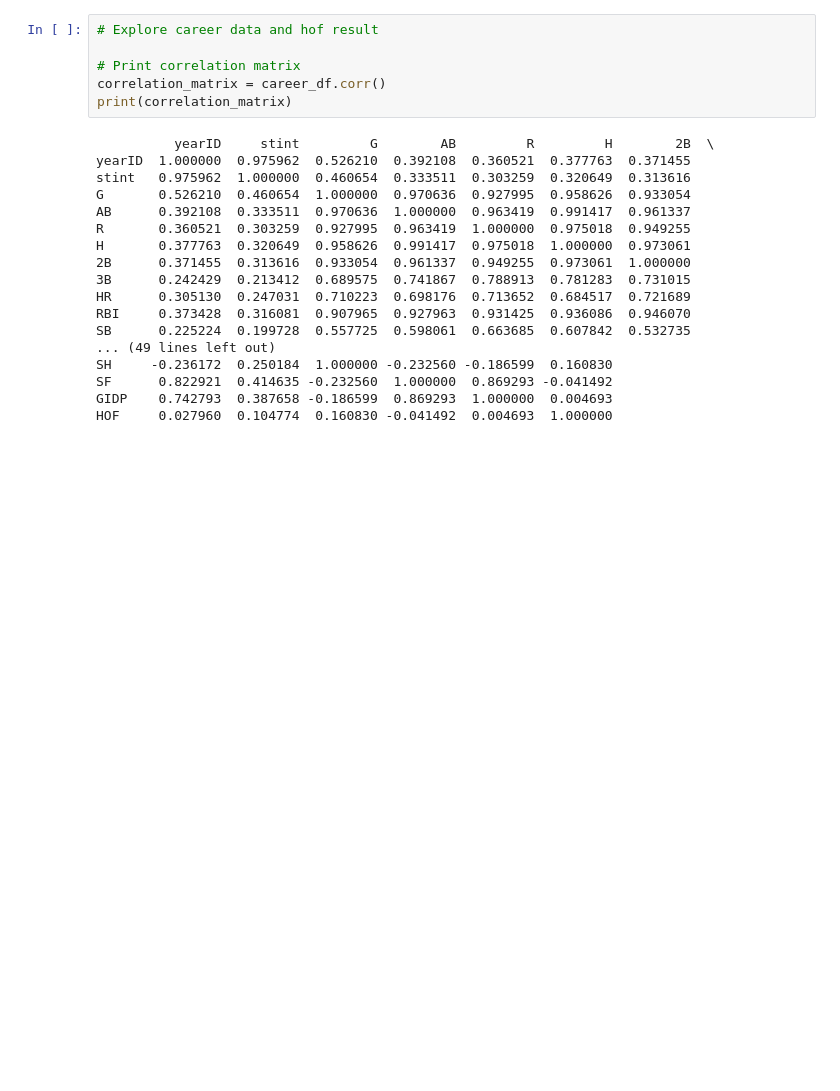
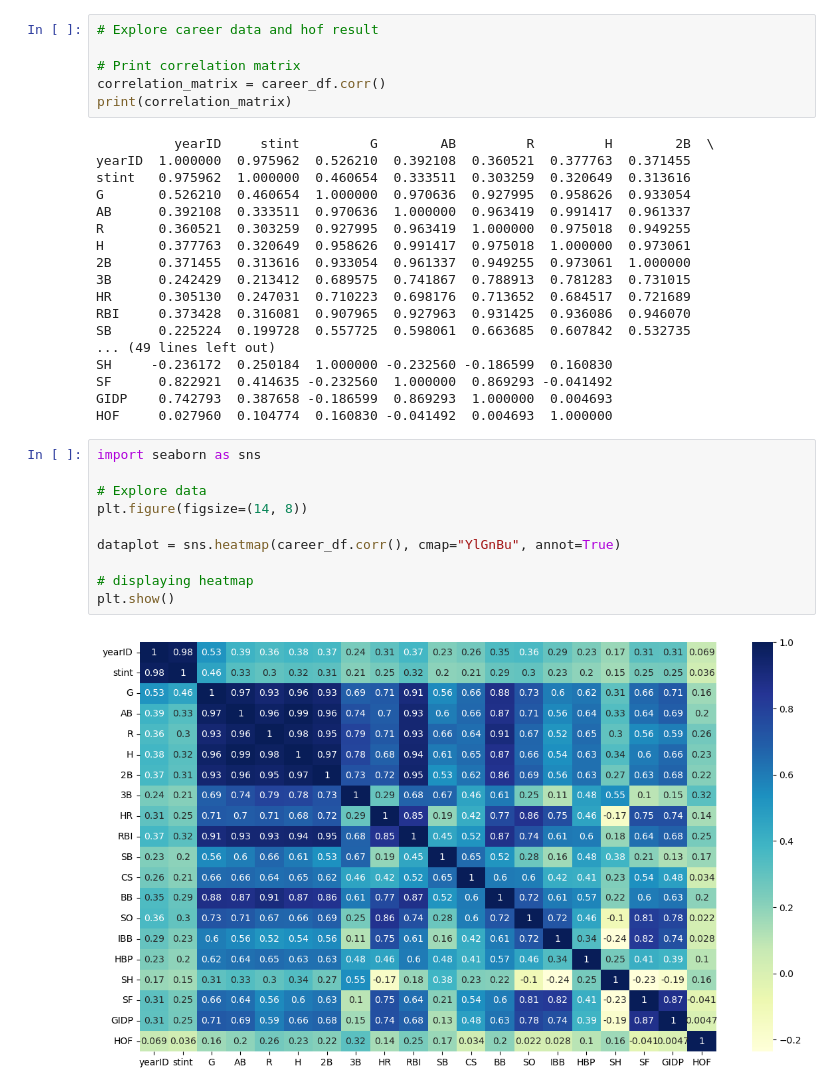
Before and after one commit to markbaca42/MLB_HOF_Prediction, a Jupyter notebook: code.ipynb, the cells around one changed output. Cells and saved outputs as stored; diff of their text form; blank space fills up the shorter version.

```diff
--- a/code.ipynb
+++ b/code.ipynb
@@ -159,3 +141,15 @@ SH     -0.236172  0.250184  1.000000 -0.232560 -0.186599  0.160830
 SF      0.822921  0.414635 -0.232560  1.000000  0.869293 -0.041492
 GIDP    0.742793  0.387658 -0.186599  0.869293  1.000000  0.004693
 HOF     0.027960  0.104774  0.160830 -0.041492  0.004693  1.000000
+# %%
+import seaborn as sns
+
+# Explore data
+plt.figure(figsize=(14, 8))
+
+dataplot = sns.heatmap(career_df.corr(), cmap="YlGnBu", annot=True)
+
+# displaying heatmap
+plt.show()
+# %% [output]
+[figure, added]
```
Also changed, not shown: parts of 6 cells of this notebook.
